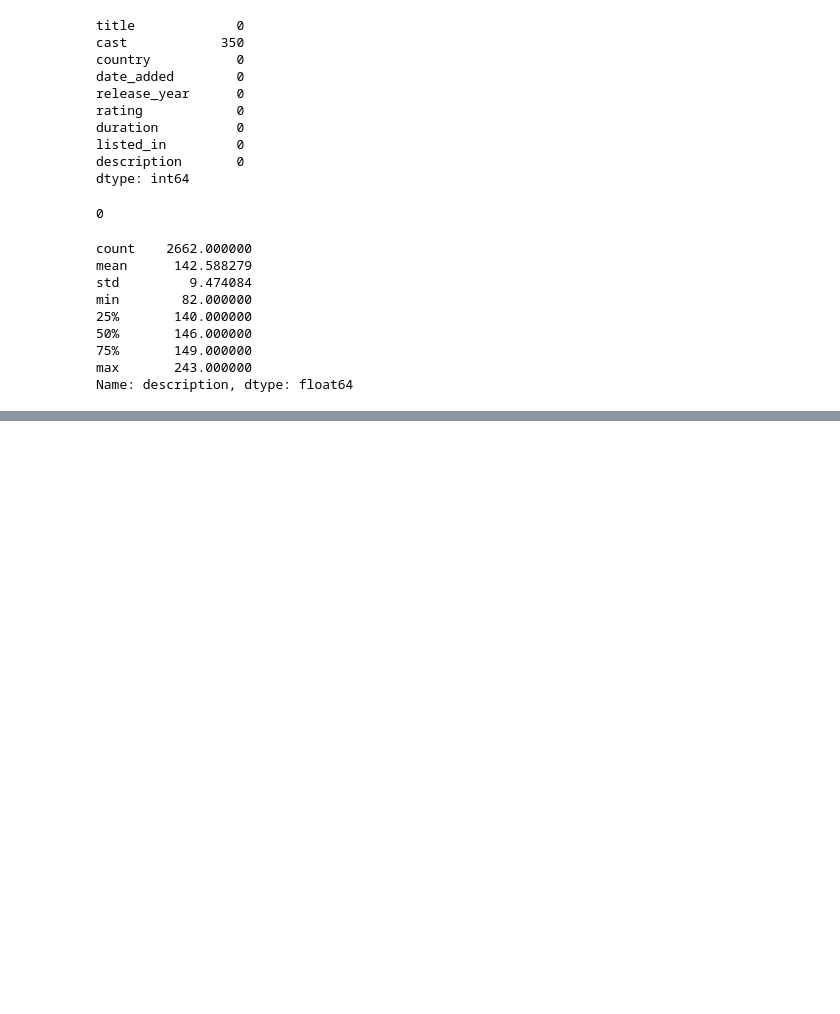
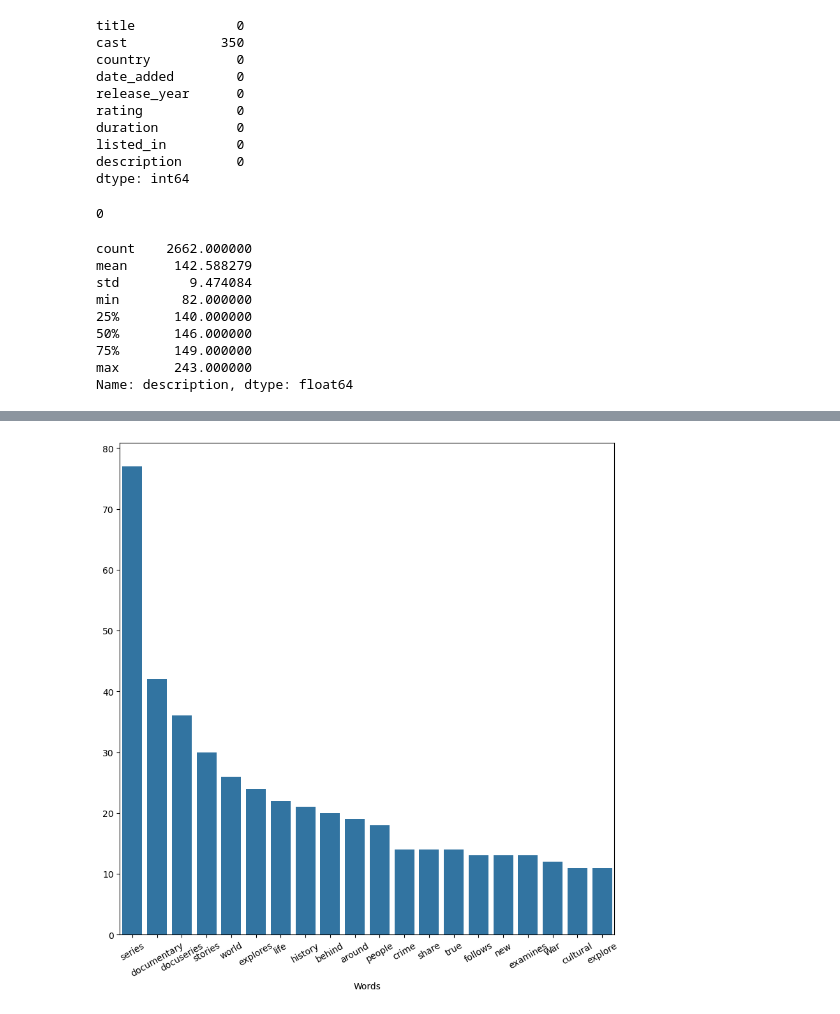
Before and after one commit to dscarb21/ML_Final-Project_DIS-S24, a Jupyter notebook: data.ipynb, the cells around one changed output, grey strips where cells are left out. Cells and saved outputs as stored; diff of their text form; code cells hidden in the pictures; blank space fills up the shorter version.

```diff
--- a/data.ipynb
+++ b/data.ipynb
@@ -60,0 +116,44 @@ Name: description, dtype: float64
+# %%
+# updated function to filter word list and then plot a freqency distribution
+
+#nltk.download('stopwords')
+
+def filteredFrequencyDist(words):
+    ## Storing NLTK English stop word list + conainter for results
+    stopwords = nltk.corpus.stopwords.words('english')
+    stopwords.append('–')
+    filtered_words = []
+
+    ## Check if token in stop word list before adding to new list
+    for word in words:
+        if word in stopwords:
+            pass
+        else:
+            filtered_words.append(word)
+
+    FreqDist(filtered_words)
+
+    ## Creating FreqDist for whole BoW, keeping the 20 most common tokens
+    all_fdist = FreqDist(filtered_words).most_common(20)
+
+    ## Conversion to Pandas series via Python Dictionary for easier plotting
+    all_fdist = pd.Series(dict(all_fdist))
+
+    ## Setting figure, ax into variables
+    fig, ax = plt.subplots(figsize=(10,10))
+
+    ## Seaborn plotting using Pandas attributes + xtick rotation for ease of viewing
+    all_plot = sns.barplot(x=all_fdist.index, y=all_fdist.values, ax=ax)
+    all_plot.set(xlabel ="Words")
+    plt.xticks(rotation=30);
+# %%
+# remaking a frequency distribution for all the words in the descriptions of docuseries
+words = ""
+for index in range(df.shape[0]):
+    if "Docuseries" in df.loc[index][7]:
+        words += df.loc[index][8]
+words = words.split()
+
+filteredFrequencyDist(words)
+# %% [output]
+[figure, added]
```
Also changed, not shown: parts of 5 cells of this notebook.
